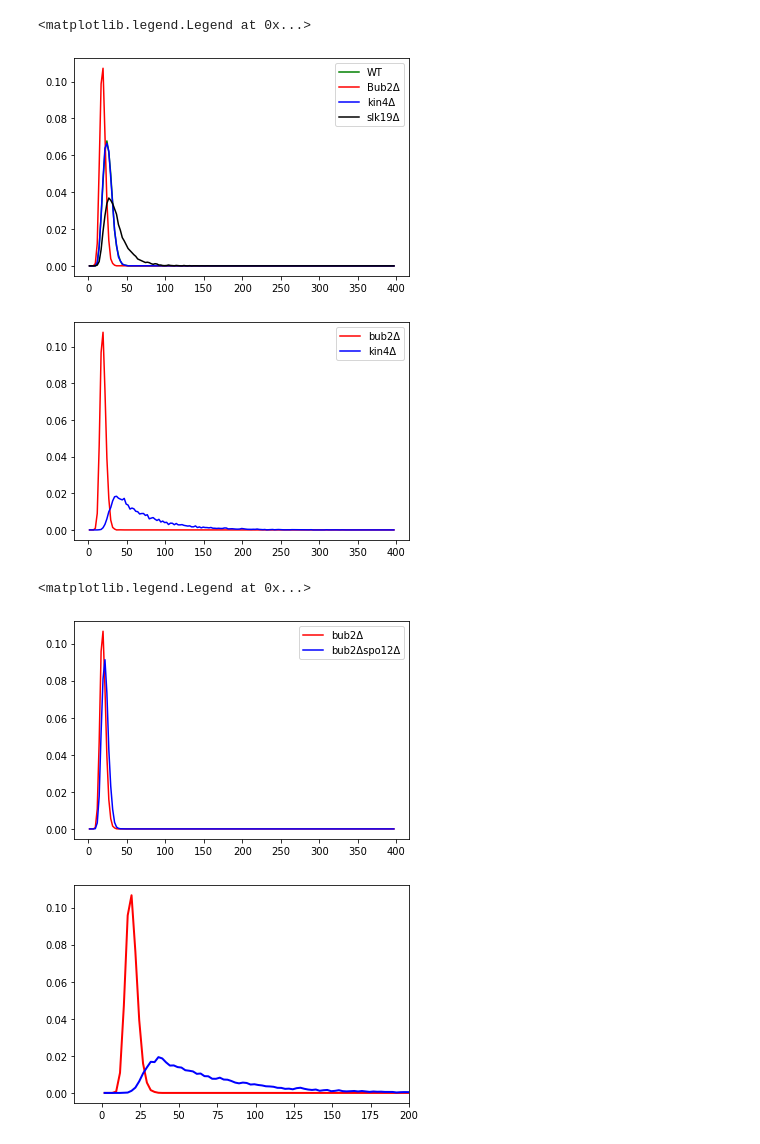
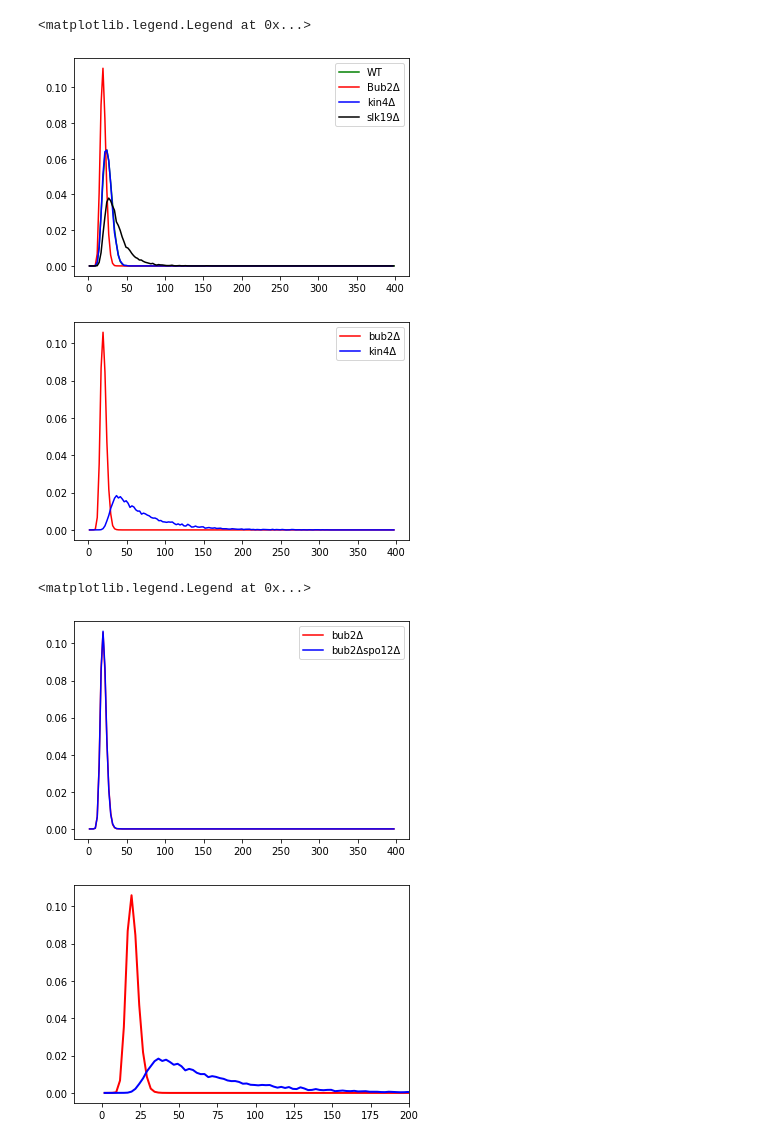
Before and after one commit to RowanHowell/CLM-Python, a Jupyter notebook: SPoCmutants.ipynb, the cells around one changed output. Cells and saved outputs as stored; diff of their text form; code cells hidden in the pictures.

```diff
--- a/SPoCmutants.ipynb
+++ b/SPoCmutants.ipynb
@@ -19,8 +24,8 @@ from scipy.interpolate import CubicSpline
 from scipy.integrate import quad
 from scipy.integrate import quad_explain
 # %%
-bnd_file = "model3.6.bnd"
-cfg_WT = "model3.6.cfg"
+bnd_file = "model6.bnd"
+cfg_WT = "model6.cfg"
 WT = maboss.load(bnd_file, cfg_WT)
 # %%
 # define model parameters
@@ -115,4 +120,4 @@ plt.plot(exits_Slk19[0,:], exits_Slk19[1,:],'k', label = u"slk19Δ")
 plt.legend()
 # %% [output]
 <matplotlib.legend.Legend at 0x...>
-[figure, old version]
+[figure, new version]
@@ -119,7 +126,5 @@ plt.legend()
 # %%
 # early anaphase timings
-WT_allinputs = maboss.copy_and_update_parameters(WT_allinputs, {'$slow':slowRate})
-
 WTEA = WT_allinputs.copy()
 WTEA.network.set_istate("SpindleAlign", [1,0])
 WTEA.network.set_istate("SACA_Nucleus", [1,0])
@@ -140,18 +145,21 @@ plt.legend()
 kin4av = exit2Av(exits_Kin4[0,:], exits_Kin4[1,:])
 bub2av = exit2Av(exits_Bub2[0,:], exits_Bub2[1,:])
 # %% [output]
-[figure, old version]
+[figure, new version]
 # %%
 # FEAR delete in early anaphase
+mut_Bub2_Spo12_OFF_EA = mut_Bub2_OFF_EA.copy()
+for name in "Spo12L_Nucleus Spo12L_Cytoplasm Spo12L_Bud".split(' '):
+         mut_Bub2_Spo12_OFF_EA.mutate(name, "OFF")
 run_Bub2_Spo12_OFF_EA = mut_Bub2_Spo12_OFF_EA.run()
 exits_Bub2_Spo12 = getExitTimes(run_Bub2_Spo12_OFF_EA,5)
 plt.figure()
 plt.plot(exits_Bub2[0,:], exits_Bub2[1,:], 'r', label = u'bub2Δ')
 plt.plot(exits_Bub2_Spo12[0,:], exits_Bub2_Spo12[1,:],'b', label = u"bub2Δspo12Δ")
 plt.legend()
 # %% [output]
 <matplotlib.legend.Legend at 0x...>
-[figure, old version]
+[figure, new version]
 # %%
 plt.figure()
 plt.plot(exits_Bub2[0,:], exits_Bub2[1,:], 'r', label = u'bub2Δ', linewidth = 2)
```
Also changed, not shown: parts of 26 cells of this notebook, 6 other files.
